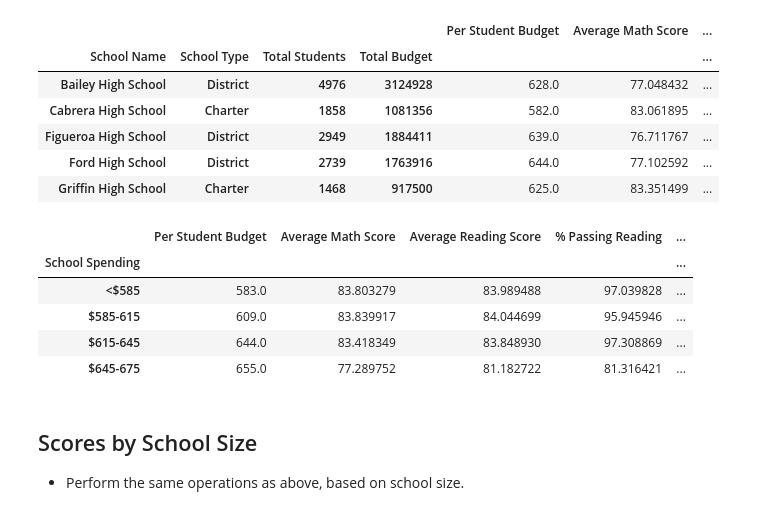
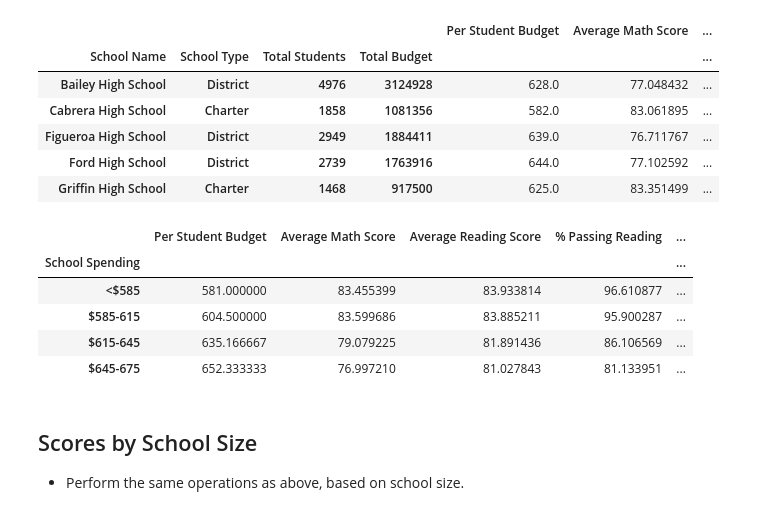
Before and after one commit to Rob-Ottogalli/pandas-challenge, a Jupyter notebook: PyCitySchools/PyCitySchools_Robert Ottogalli.ipynb, the cells around one changed output. Saved outputs shown, nothing was run; the diff lists cells and outputs as text; code cells hidden in the pictures.

Commit message:
Got Scores by School Spend working.

```diff
--- a/PyCitySchools/PyCitySchools_Robert Ottogalli.ipynb
+++ b/PyCitySchools/PyCitySchools_Robert Ottogalli.ipynb
@@ -327,16 +327,16 @@ Top_Performing_Schools.head(5)
   * % Passing Reading
   * Overall Passing Rate (Average of the above two)
 # %%
-# Set new dataframe to hold initial data
-# testdf = renamed
+# Set new dataframe to hold data from School Summary Table
+School_Spend = School_Summary_Table
 
 # Create Bins
-school_spending_bins = [0, 585, 615, 645, 675] #[0, 599, 619, 639, 660]
-group_names = ["<$585", "$585-615", "$615-645", "$645-675"] #["<$600", "$601-620", "$621-640", "$641-660"]
+school_spending_bins = [0, 585, 615, 645, 675]
+group_names = ["<$585", "$585-615", "$615-645", "$645-675"]
 
 # Add bins to summary table
-School_Summary_Table["School Spending"] = pd.cut(School_Summary_Table["Per Student Budget"], school_spending_bins, labels=group_names)
-School_Summary_Table.head()
+School_Spend["School Spending"] = pd.cut(School_Spend["Per Student Budget"], school_spending_bins, labels=group_names)
+School_Spend.head()
 # %% [output]
 |  |  |  |  | Per Student Budget | Average Math Score | ... |
 | School Name | School Type | Total Students | Total Budget |  |  | ... |
@@ -347,15 +347,15 @@ School_Summary_Table.head()
 | Griffin High School | Charter | 1468 | 917500 | 625.0 | 83.351499 | ... |
 # %%
 # Create group based on bins
-spending_bin_df = School_Summary_Table.groupby("School Spending")
-spending_bin_df.max()
+spending_bin_df = School_Spend.groupby("School Spending")
+spending_bin_df.mean()
 # %% [output]
 |  | Per Student Budget | Average Math Score | Average Reading Score | % Passing Reading | ... |
 | School Spending |  |  |  |  | ... |
-| <$585 | 583.0 | 83.803279 | 83.989488 | 97.039828 | ... |
-| $585-615 | 609.0 | 83.839917 | 84.044699 | 95.945946 | ... |
-| $615-645 | 644.0 | 83.418349 | 83.848930 | 97.308869 | ... |
-| $645-675 | 655.0 | 77.289752 | 81.182722 | 81.316421 | ... |
+| <$585 | 581.000000 | 83.455399 | 83.933814 | 96.610877 | ... |
+| $585-615 | 604.500000 | 83.599686 | 83.885211 | 95.900287 | ... |
+| $615-645 | 635.166667 | 79.079225 | 81.891436 | 86.106569 | ... |
+| $645-675 | 652.333333 | 76.997210 | 81.027843 | 81.133951 | ... |
 # %% [markdown]
 ## Scores by School Size
 * Perform the same operations as above, based on school size.
```
Also changed, not shown: parts of 2 cells of this notebook.
